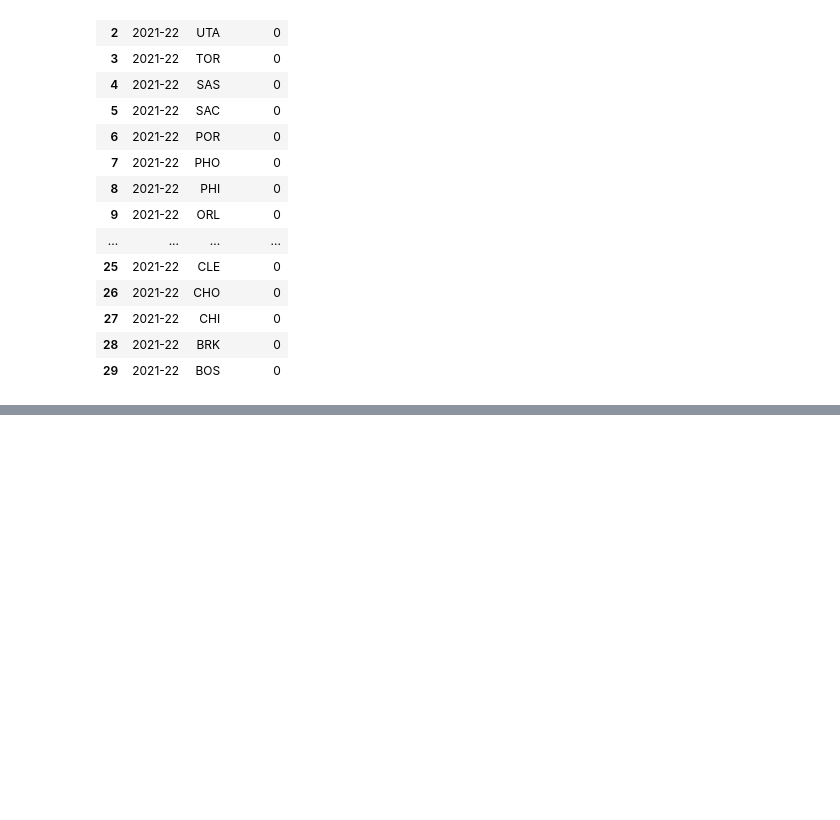
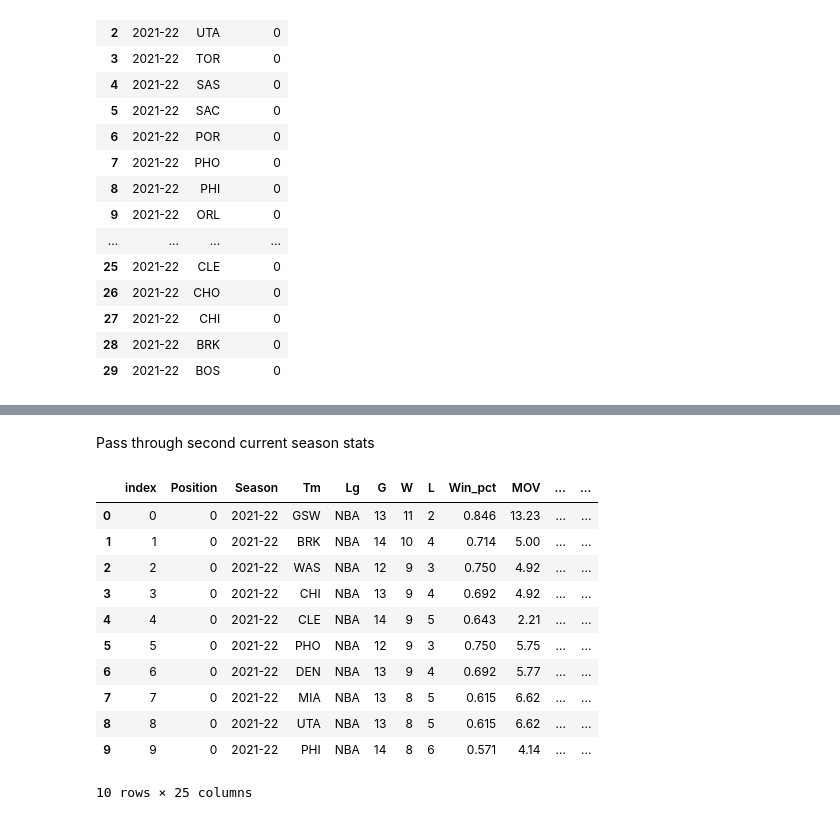
Before and after one commit to fatehluqman/Final_project, a Jupyter notebook: RF_Model_11.10.21.ipynb, the cells around one changed output, grey strips where cells are left out. Cells and saved outputs as stored; diff of their text form; code cells hidden in the pictures; blank space fills up the shorter version.

```diff
--- a/RF_Model_11.10.21.ipynb
+++ b/RF_Model_11.10.21.ipynb
@@ -176,0 +203,18 @@ joined_df
+# %% [markdown]
+Pass through second current season stats
+# %%
+test2_df= pd.read_sql("select * from \"cy_stats2\"", db_string)
+test2_df.head(10)
+# %% [output]
+|  | index | Position | Season | Tm | Lg | G | W | L | Win_pct | MOV | ... | ... |
+| 0 | 0 | 0 | 2021-22 | GSW | NBA | 13 | 11 | 2 | 0.846 | 13.23 | ... | ... |
+| 1 | 1 | 0 | 2021-22 | BRK | NBA | 14 | 10 | 4 | 0.714 | 5.00 | ... | ... |
+| 2 | 2 | 0 | 2021-22 | WAS | NBA | 12 | 9 | 3 | 0.750 | 4.92 | ... | ... |
+| 3 | 3 | 0 | 2021-22 | CHI | NBA | 13 | 9 | 4 | 0.692 | 4.92 | ... | ... |
+| 4 | 4 | 0 | 2021-22 | CLE | NBA | 14 | 9 | 5 | 0.643 | 2.21 | ... | ... |
+| 5 | 5 | 0 | 2021-22 | PHO | NBA | 12 | 9 | 3 | 0.750 | 5.75 | ... | ... |
+| 6 | 6 | 0 | 2021-22 | DEN | NBA | 13 | 9 | 4 | 0.692 | 5.77 | ... | ... |
+| 7 | 7 | 0 | 2021-22 | MIA | NBA | 13 | 8 | 5 | 0.615 | 6.62 | ... | ... |
+| 8 | 8 | 0 | 2021-22 | UTA | NBA | 13 | 8 | 5 | 0.615 | 6.62 | ... | ... |
+| 9 | 9 | 0 | 2021-22 | PHI | NBA | 14 | 8 | 6 | 0.571 | 4.14 | ... | ... |
+10 rows × 25 columns
```
Also changed, not shown: parts of 10 cells of this notebook, 6 other files.
